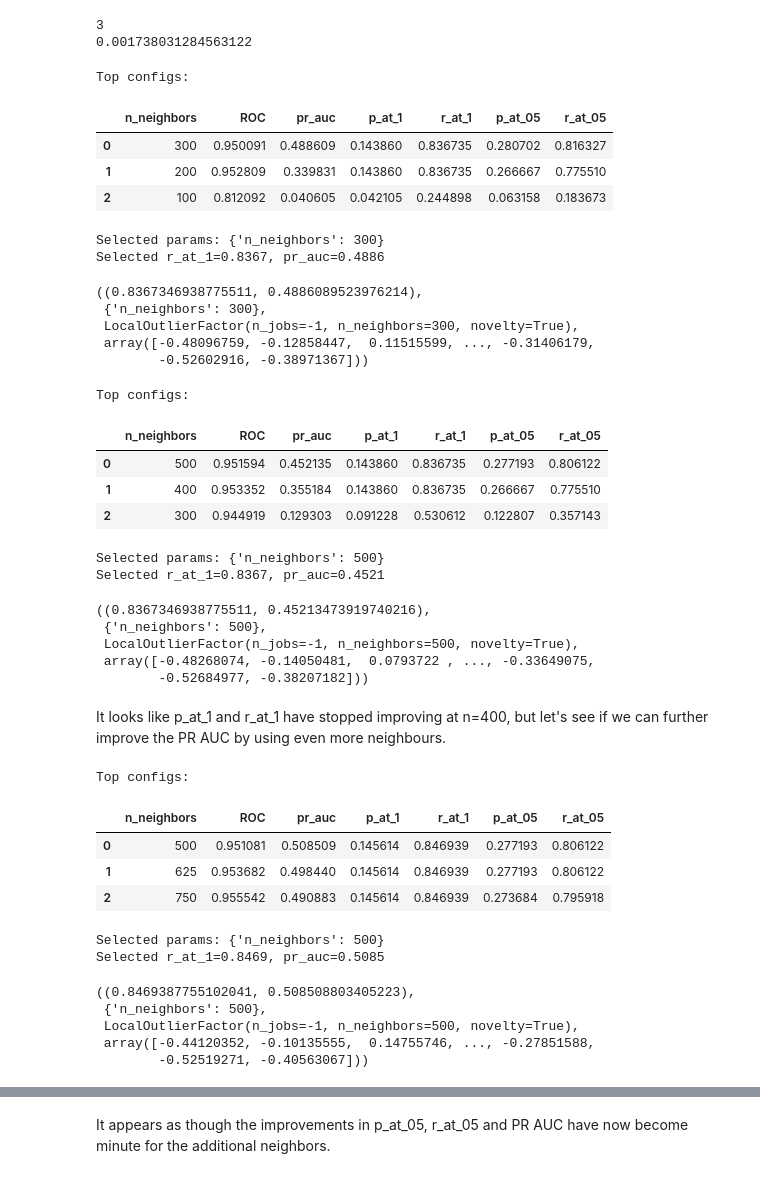
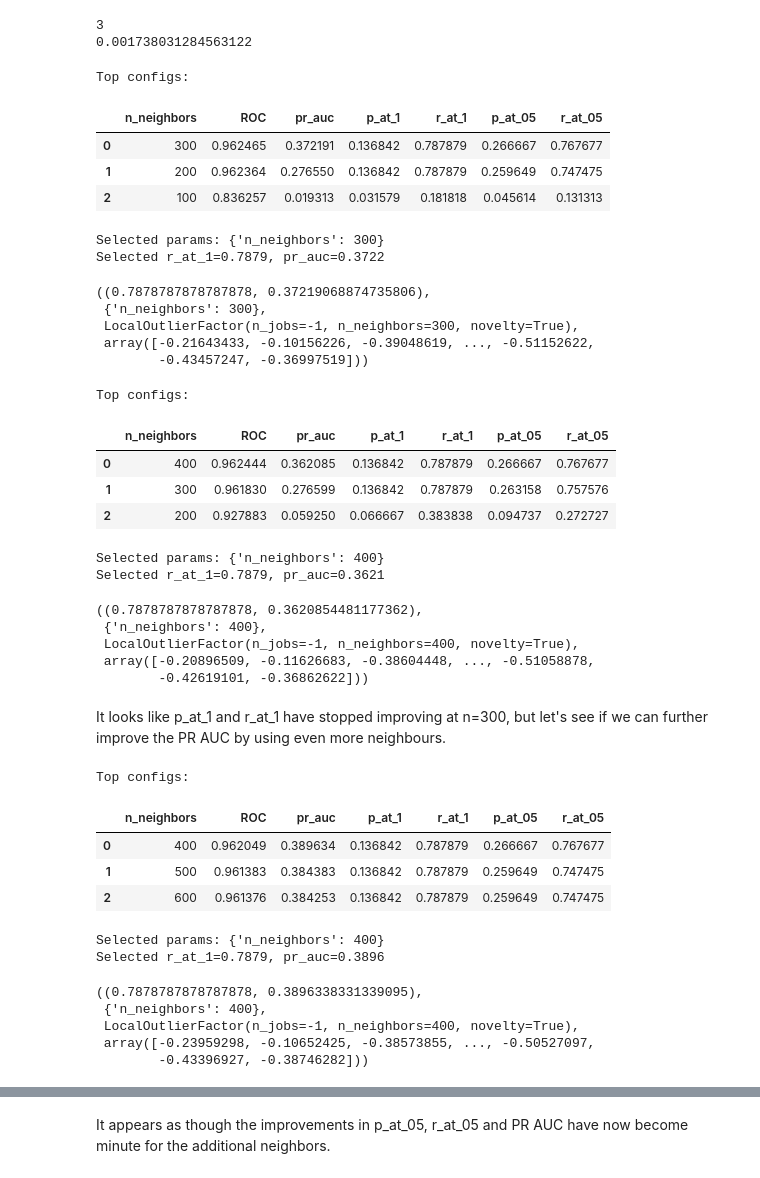
Before and after one commit to LukeHardy721/Fraud-Detection, a Jupyter notebook: notebooks/LOF.ipynb, the cells around one changed output, grey strips where cells are left out. Drawn from its saved outputs; the diff is of its cells as text; code cells hidden in the pictures.

```diff
--- a/notebooks/LOF.ipynb
+++ b/notebooks/LOF.ipynb
@@ -30,6 +28,11 @@ X_test = test_df.drop(columns=['Class'])
 
 labels = df['Class']
 df_unlabelled = df.drop(columns=['Class'])
+# %%
+from sklearn.model_selection import train_test_split
+
+# Build a validation with 20% of the data (25% of the train dataset)
+X_train, X_val, y_train, y_val = train_test_split(X_train, y_train, test_size=0.25, random_state=42, stratify=y_train)
 # %% [markdown]
 ## Model Building
 # %%
@@ -118,7 +121,7 @@ def precision_recall_at_k(y_true, scores, k=0.01):
 # %%
 from sklearn.model_selection import ParameterGrid
 
-def tune_LOF(param_grid, PRIMARY, SECONDARY, X_train=X_train, X_test=X_test, y_test=y_test):
+def tune_LOF(param_grid, PRIMARY, SECONDARY, X_train=X_train, X_val=X_val, y_val=y_val):
 
     runs = []
     best_tuple = (-np.inf, -np.inf)
@@ -132,12 +135,12 @@ def tune_LOF(param_grid, PRIMARY, SECONDARY, X_train=X_train, X_test=X_test, y_t
             **params
         )
         lof.fit(X_train)
-        scores = -lof.decision_function(X_test)
+        scores = -lof.decision_function(X_val)
 
-        roc = roc_auc_score(y_test, scores)
-        pr_auc = average_precision_score(y_test, scores)
-        p_at_1,  r_at_1  = precision_recall_at_k(y_test, scores, k=0.01)
-        p_at_05, r_at_05 = precision_recall_at_k(y_test, scores, k=0.005)
+        roc = roc_auc_score(y_val, scores)
+        pr_auc = average_precision_score(y_val, scores)
+        p_at_1,  r_at_1  = precision_recall_at_k(y_val, scores, k=0.01)
+        p_at_05, r_at_05 = precision_recall_at_k(y_val, scores, k=0.005)
 
         runs.append({
             **params,
@@ -179,47 +182,47 @@ tune_LOF(param_grid, PRIMARY, SECONDARY, X_sample)
 # %% [output]
 Top configs:
 |  | n_neighbors | ROC | pr_auc | p_at_1 | r_at_1 | p_at_05 | r_at_05 |
-| 0 | 300 | 0.950091 | 0.488609 | 0.143860 | 0.836735 | 0.280702 | 0.816327 |
-| 1 | 200 | 0.952809 | 0.339831 | 0.143860 | 0.836735 | 0.266667 | 0.775510 |
-| 2 | 100 | 0.812092 | 0.040605 | 0.042105 | 0.244898 | 0.063158 | 0.183673 |
+| 0 | 300 | 0.962465 | 0.372191 | 0.136842 | 0.787879 | 0.266667 | 0.767677 |
+| 1 | 200 | 0.962364 | 0.276550 | 0.136842 | 0.787879 | 0.259649 | 0.747475 |
+| 2 | 100 | 0.836257 | 0.019313 | 0.031579 | 0.181818 | 0.045614 | 0.131313 |
 Selected params: {'n_neighbors': 300}
-Selected r_at_1=0.8367, pr_auc=0.4886
+Selected r_at_1=0.7879, pr_auc=0.3722
-((0.8367346938775511, 0.4886089523976214),
+((0.7878787878787878, 0.37219068874735806),
  {'n_neighbors': 300},
  LocalOutlierFactor(n_jobs=-1, n_neighbors=300, novelty=True),
- array([-0.48096759, -0.12858447,  0.11515599, ..., -0.31406179,
-        -0.52602916, -0.38971367]))
+ array([-0.21643433, -0.10156226, -0.39048619, ..., -0.51152622,
+        -0.43457247, -0.36997519]))
 # %%
 PRIMARY   = "r_at_1"
 SECONDARY = "pr_auc"
 
 param_grid = {
-    "n_neighbors": [300, 400, 500], # Narrowed down through multiple iterations
+    "n_neighbors": [200, 300, 400], # Narrowed down through multiple iterations
 }
 
 # Try tuning on the whole train dataset
 tune_LOF(param_grid, PRIMARY, SECONDARY)
 # %% [output]
 Top configs:
 |  | n_neighbors | ROC | pr_auc | p_at_1 | r_at_1 | p_at_05 | r_at_05 |
-| 0 | 500 | 0.951594 | 0.452135 | 0.143860 | 0.836735 | 0.277193 | 0.806122 |
-| 1 | 400 | 0.953352 | 0.355184 | 0.143860 | 0.836735 | 0.266667 | 0.775510 |
-| 2 | 300 | 0.944919 | 0.129303 | 0.091228 | 0.530612 | 0.122807 | 0.357143 |
+| 0 | 400 | 0.962444 | 0.362085 | 0.136842 | 0.787879 | 0.266667 | 0.767677 |
+| 1 | 300 | 0.961830 | 0.276599 | 0.136842 | 0.787879 | 0.263158 | 0.757576 |
+| 2 | 200 | 0.927883 | 0.059250 | 0.066667 | 0.383838 | 0.094737 | 0.272727 |
-Selected params: {'n_neighbors': 500}
-Selected r_at_1=0.8367, pr_auc=0.4521
+Selected params: {'n_neighbors': 400}
+Selected r_at_1=0.7879, pr_auc=0.3621
-((0.8367346938775511, 0.45213473919740216),
- {'n_neighbors': 500},
- LocalOutlierFactor(n_jobs=-1, n_neighbors=500, novelty=True),
- array([-0.48268074, -0.14050481,  0.0793722 , ..., -0.33649075,
-        -0.52684977, -0.38207182]))
+((0.7878787878787878, 0.3620854481177362),
+ {'n_neighbors': 400},
+ LocalOutlierFactor(n_jobs=-1, n_neighbors=400, novelty=True),
+ array([-0.20896509, -0.11626683, -0.38604448, ..., -0.51058878,
+        -0.42619101, -0.36862622]))
 # %% [markdown]
-It looks like p_at_1 and r_at_1 have stopped improving at n=400, but let's see if we can further improve the PR AUC by using even more neighbours.
+It looks like p_at_1 and r_at_1 have stopped improving at n=300, but let's see if we can further improve the PR AUC by using even more neighbours.
 # %%
 PRIMARY   = "r_at_1"
 SECONDARY = "pr_auc"
 
 param_grid = {
-    "n_neighbors": [500, 625, 750], # Narrowed down through multiple iterations
+    "n_neighbors": [400, 500, 600], # Narrowed down through multiple iterations
 }
 
 # First tune on a sample of the train dataset
@@ -227,16 +230,16 @@ tune_LOF(param_grid, PRIMARY, SECONDARY, X_sample)
 # %% [output]
 Top configs:
 |  | n_neighbors | ROC | pr_auc | p_at_1 | r_at_1 | p_at_05 | r_at_05 |
-| 0 | 500 | 0.951081 | 0.508509 | 0.145614 | 0.846939 | 0.277193 | 0.806122 |
-| 1 | 625 | 0.953682 | 0.498440 | 0.145614 | 0.846939 | 0.277193 | 0.806122 |
-| 2 | 750 | 0.955542 | 0.490883 | 0.145614 | 0.846939 | 0.273684 | 0.795918 |
+| 0 | 400 | 0.962049 | 0.389634 | 0.136842 | 0.787879 | 0.266667 | 0.767677 |
+| 1 | 500 | 0.961383 | 0.384383 | 0.136842 | 0.787879 | 0.259649 | 0.747475 |
+| 2 | 600 | 0.961376 | 0.384253 | 0.136842 | 0.787879 | 0.259649 | 0.747475 |
-Selected params: {'n_neighbors': 500}
-Selected r_at_1=0.8469, pr_auc=0.5085
+Selected params: {'n_neighbors': 400}
+Selected r_at_1=0.7879, pr_auc=0.3896
-((0.8469387755102041, 0.508508803405223),
- {'n_neighbors': 500},
- LocalOutlierFactor(n_jobs=-1, n_neighbors=500, novelty=True),
- array([-0.44120352, -0.10135555,  0.14755746, ..., -0.27851588,
-        -0.52519271, -0.40563067]))
+((0.7878787878787878, 0.3896338331339095),
+ {'n_neighbors': 400},
+ LocalOutlierFactor(n_jobs=-1, n_neighbors=400, novelty=True),
+ array([-0.23959298, -0.10652425, -0.38573855, ..., -0.50527097,
+        -0.43396927, -0.38746282]))
 # %%
 PRIMARY   = "r_at_1"
 SECONDARY = "pr_auc"
```
Also changed, not shown: parts of 12 cells of this notebook, 3 other files.
